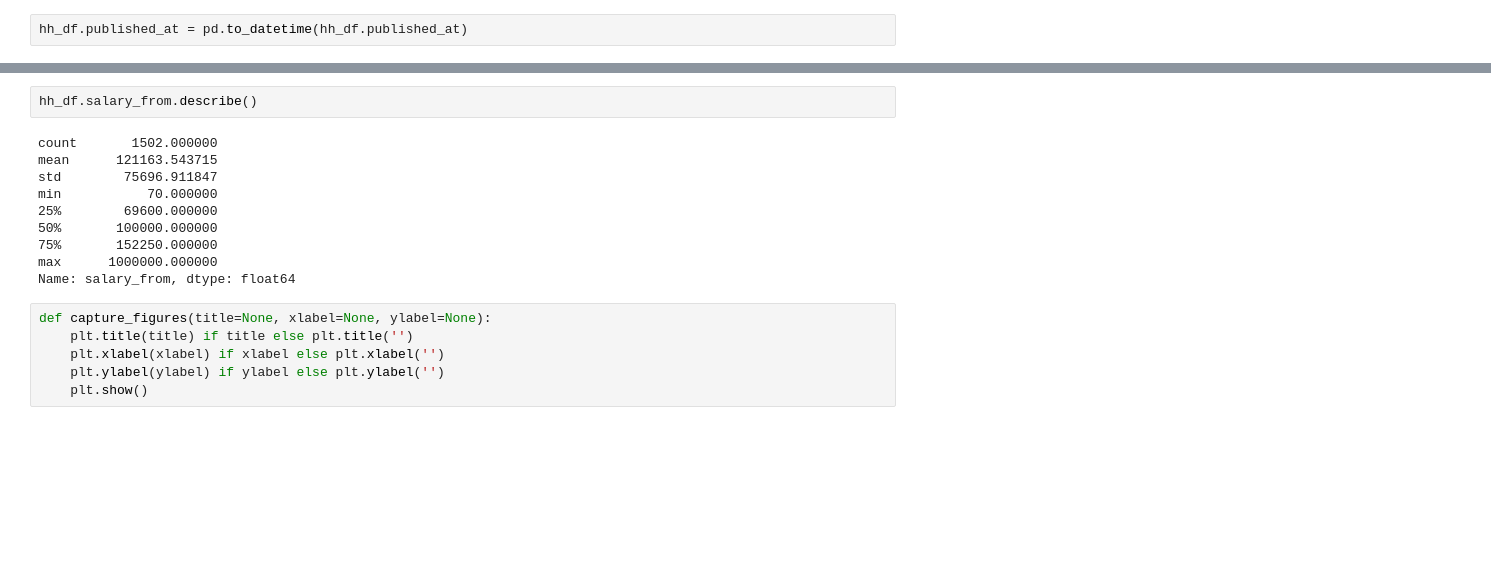
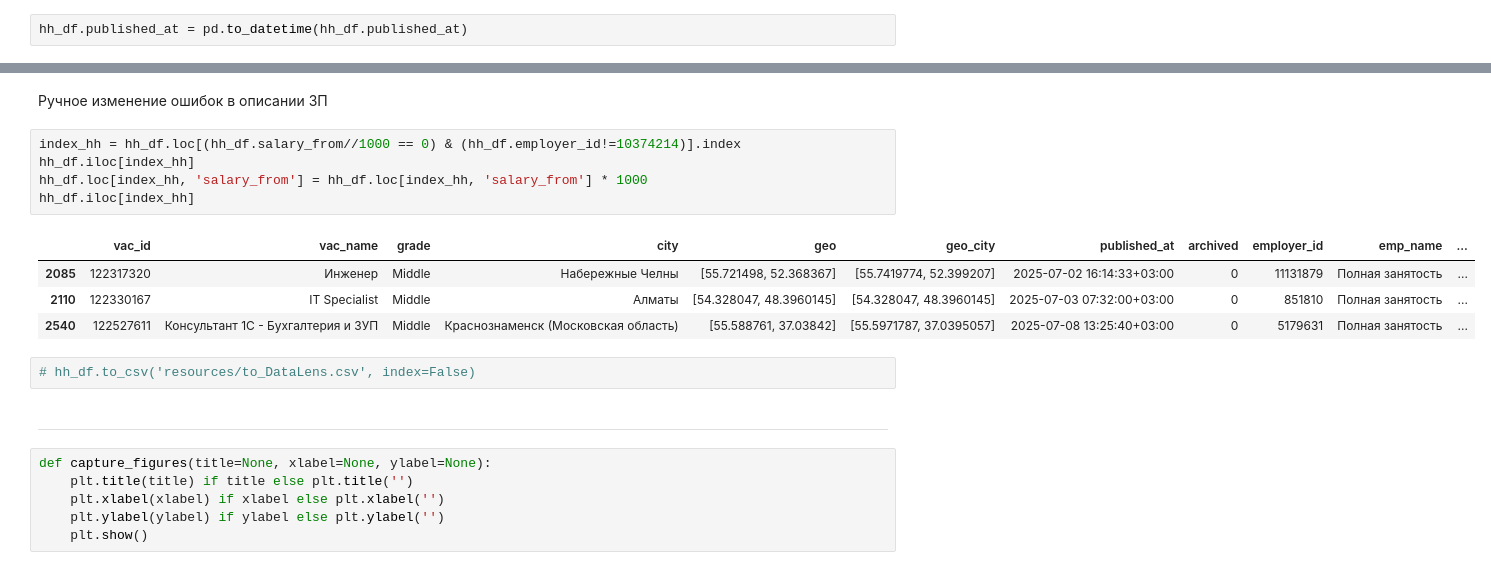
Before and after one commit to Capym9h/hh_project, a Jupyter notebook: py_analytics.ipynb, the cells around one changed output, grey strips where cells are left out. Cells and saved outputs as stored; diff of their text form; blank space fills up the shorter version.

```diff
--- a/py_analytics.ipynb
+++ b/py_analytics.ipynb
@@ -89,15 +68,19 @@ hh_df.query('city=="Минск"')
-# %%
-hh_df.salary_from.describe()
-# %% [output]
-count       1502.000000
-mean      121163.543715
-std        75696.911847
-min           70.000000
-25%        69600.000000
-50%       100000.000000
-75%       152250.000000
-max      1000000.000000
-Name: salary_from, dtype: float64
+# %% [markdown]
+Ручное изменение ошибок в описании ЗП
+# %%
+index_hh = hh_df.loc[(hh_df.salary_from//1000 == 0) & (hh_df.employer_id!=10374214)].index
+hh_df.iloc[index_hh]
+hh_df.loc[index_hh, 'salary_from'] = hh_df.loc[index_hh, 'salary_from'] * 1000
+hh_df.iloc[index_hh]
+# %% [output]
+|  | vac_id | vac_name | grade | city | geo | geo_city | published_at | archived | employer_id | emp_name | ... |
+| 2085 | 122317320 | Инженер | Middle | Набережные Челны | [55.721498, 52.368367] | [55.7419774, 52.399207] | 2025-07-02 16:14:33+03:00 | 0 | 11131879 | Полная занятость | ... |
+| 2110 | 122330167 | IT Specialist | Middle | Алматы | [54.328047, 48.3960145] | [54.328047, 48.3960145] | 2025-07-03 07:32:00+03:00 | 0 | 851810 | Полная занятость | ... |
+| 2540 | 122527611 | Консультант 1С - Бухгалтерия и ЗУП | Middle | Краснознаменск (Московская область) | [55.588761, 37.03842] | [55.5971787, 37.0395057] | 2025-07-08 13:25:40+03:00 | 0 | 5179631 | Полная занятость | ... |
+# %%
+# hh_df.to_csv('resources/to_DataLens.csv', index=False)
+# %% [markdown]
+---
 # %%
 def capture_figures(title=None, xlabel=None, ylabel=None):
     plt.title(title) if title else plt.title('')
```
Also changed, not shown: parts of 2 cells of this notebook, 6 other files.
